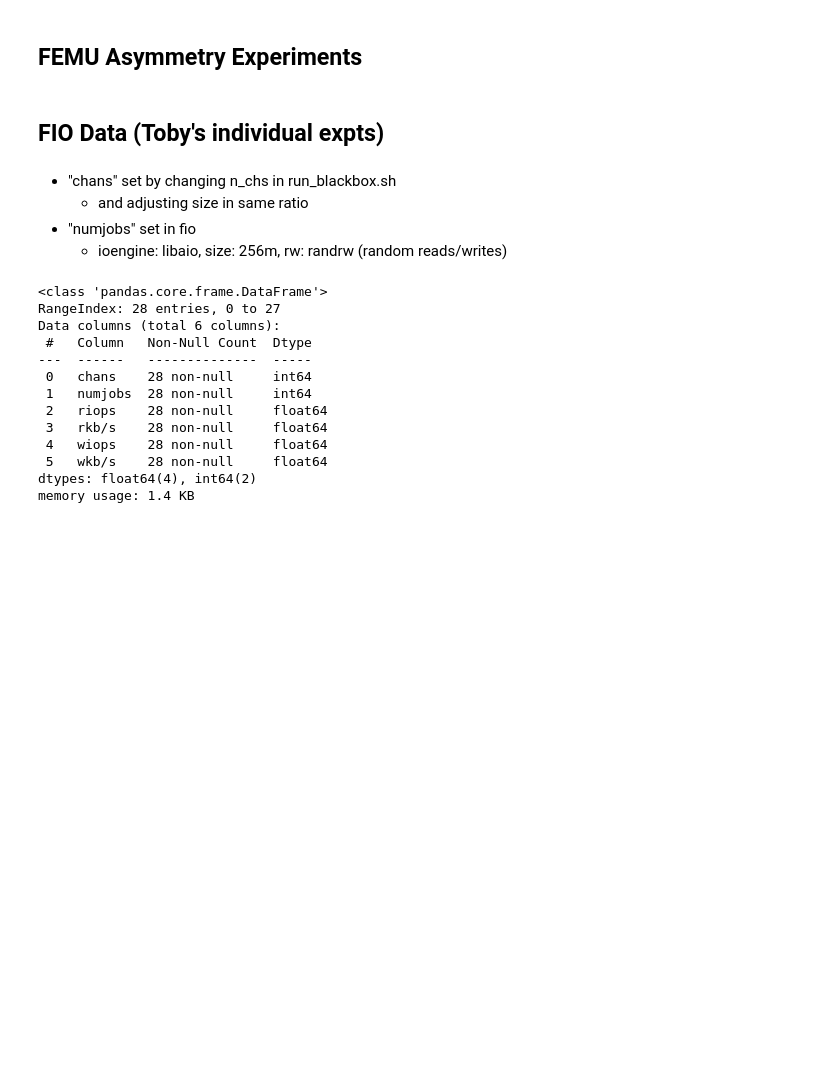
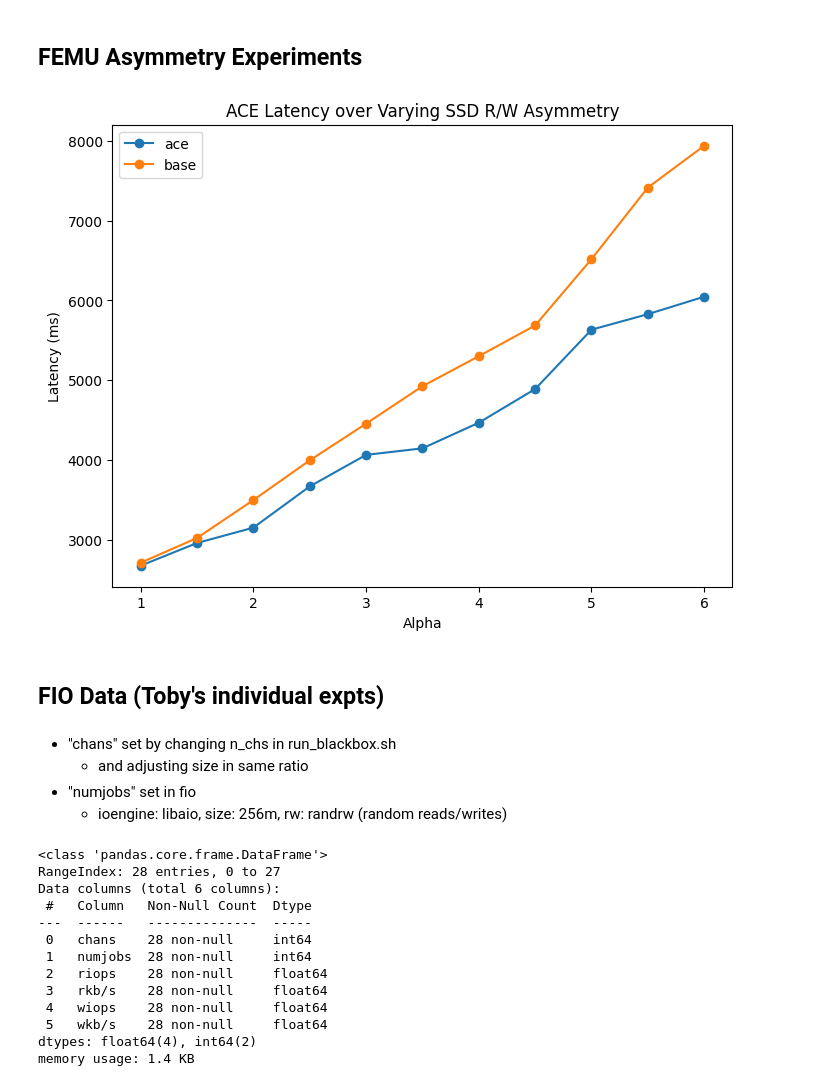
Before and after one commit to uenot/cs561-fproj-data, a Jupyter notebook: analysis.ipynb, the cells around one changed output. Drawn from its saved outputs; the diff is of its cells as text; code cells hidden in the pictures; blank space fills up the shorter version.

```diff
--- a/analysis.ipynb
+++ b/analysis.ipynb
@@ -77,20 +89,48 @@ plt.show();
 # %% [markdown]
 ## FEMU Asymmetry Experiments
 # %%
-# base read_lat=100000, r/w ratio=50/50
+# base read_lat=400000, r/w ratio=50/50
 ace_data = [
-    [1, 14.4906],
-    [1.5, 14.4132],
-    [2, 14.6631],
-    [2.5, 14.2521],
+    [1, 2679.64],
+    [1.5, 2963.67],
+    [2, 3155.87],
+    [2.5, 3671.53],
+    [3, 4066.79],
+    [3.5, 4148.45],
+    [4, 4469.21],
+    [4.5, 4890.81],
+    [5, 5633.76],
+    [5.5, 5827.58],
+    [6, 6047.05],
 ]
 
 base_data = [
-    [1, 14.1854],
-    [1.5, 14.3287],
-    [2, 14.6427],
-    [2.5, 14.0214],
+    [1, 2716.66],
+    [1.5, 3026.21],
+    [2, 3500.83],
+    [2.5, 3997.73],
+    [3, 4457.06],
+    [3.5, 4925.9],
+    [4, 5301.7],
+    [4.5, 5686.48],
+    [5, 6516.8],
+    [5.5, 7412.46],
+    [6, 7935.99]
 ]
+
+base_data = [["base"] + row for row in base_data]
+ace_data = [["ace"] + row for row in ace_data]
+df = pd.DataFrame(base_data + ace_data, columns=["type", "alpha", "latency"])
+
+fig, ax = plt.subplots(figsize=(8,6))
+for label, df2 in df.groupby('type'):
+    df2.plot(x='alpha', y='latency', marker='o', ax=ax, label=label)
+plt.xlabel('Alpha')
+plt.ylabel('Latency (ms)')
+plt.title('ACE Latency over Varying SSD R/W Asymmetry')
+plt.show();
+# %% [output]
+[figure, added]
 # %% [markdown]
 ## FIO Data (Toby's individual expts)
 # %% [markdown]
```
Also changed, not shown: parts of 4 cells of this notebook.
